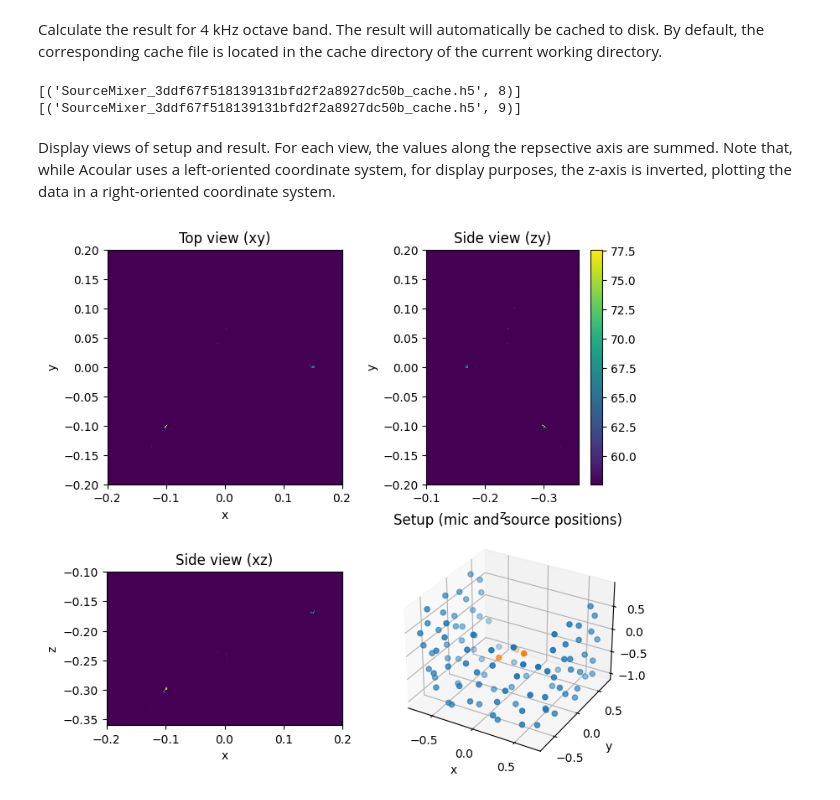
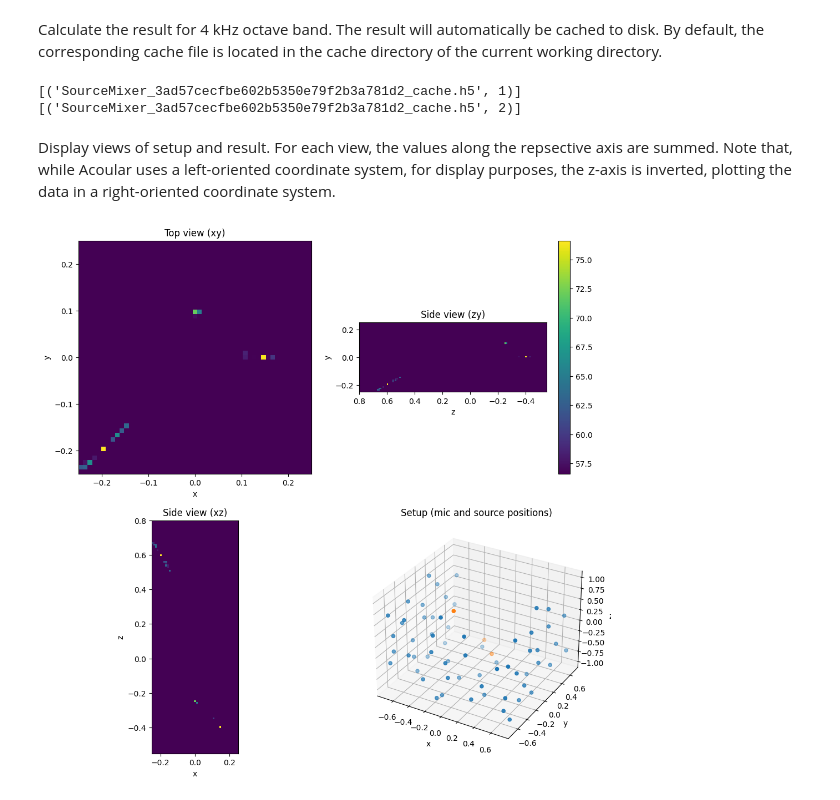
Before and after one commit to Floloffel/Bassoon2425, a Jupyter notebook: example_3D_beamforming.ipynb, the cells around one changed output. Drawn from its saved outputs; the diff is of its cells as text; code cells hidden in the pictures.

```diff
--- a/example_3D_beamforming.ipynb
+++ b/example_3D_beamforming.ipynb
@@ -13,7 +13,7 @@ import numpy as np
 First, we define the microphone geometry.
 # %%
 # micgeofile = Path(ac.__file__).parent / 'xml' / 'array_64.xml'
-micgeofile = Path().resolve() / "bassoon_cage.xml"
+micgeofile = Path().resolve() / "bassoon_cage_64.xml"
 m = ac.MicGeom(from_file=micgeofile)
 # %% [markdown]
 Now, the sources (signals and types/positions) are defined.
@@ -23,16 +23,16 @@ duration = 1
 nsamples = duration * sfreq
 
 n1 = ac.WNoiseGenerator(sample_freq=sfreq, numsamples=nsamples, seed=1)
-n2 = ac.WNoiseGenerator(sample_freq=sfreq, numsamples=nsamples, seed=2, rms=0.5)
-n3 = ac.WNoiseGenerator(sample_freq=sfreq, numsamples=nsamples, seed=3, rms=0.25)
-p1 = ac.PointSource(signal=n1, mics=m, loc=(-0.1, -0.1, 0.3))
-p2 = ac.PointSource(signal=n2, mics=m, loc=(0.15, 0, 0.17))
+n2 = ac.WNoiseGenerator(sample_freq=sfreq, numsamples=nsamples, seed=2, rms=0.75)
+n3 = ac.WNoiseGenerator(sample_freq=sfreq, numsamples=nsamples, seed=3, rms=0.5)
+p1 = ac.PointSource(signal=n1, mics=m, loc=(-0.2, -0.2, -0.6))
+p2 = ac.PointSource(signal=n2, mics=m, loc=(0.15, 0, 0.4))
 p3 = ac.PointSource(signal=n3, mics=m, loc=(0, 0.1, 0.25))
 pa = ac.SourceMixer(sources=[p1, p2, p3])
 # %% [markdown]
 Next, the 3D grid defining the source region is set up (very coarse to enable fast computation for this example)
 # %%
-g = ac.RectGrid3D(x_min=-0.2, x_max=0.2, y_min=-0.2, y_max=0.2, z_min=0.1, z_max=0.36, increment=0.002)
+g = ac.RectGrid3D(x_min=-0.25, x_max=0.25, y_min=-0.25, y_max=0.25, z_min=-0.80, z_max=0.55, increment=0.01)
 # %% [markdown]
 The following provides the cross spectral matrix and defines the CLEAN-SC beamformer.
 # %%
@@ -45,8 +45,8 @@ By default, the corresponding cache file is located in the cache directory of th
 # %%
 map = b.synthetic(1000, 1)
 # %% [output]
-[('SourceMixer_3ddf67f518139131bfd2f2a8927dc50b_cache.h5', 8)]
-[('SourceMixer_3ddf67f518139131bfd2f2a8927dc50b_cache.h5', 9)]
+[('SourceMixer_3ad57cecfbe602b5350e79f2b3a781d2_cache.h5', 1)]
+[('SourceMixer_3ad57cecfbe602b5350e79f2b3a781d2_cache.h5', 2)]
 # %% [markdown]
 Display views of setup and result.
 For each view, the values along the repsective axis are summed.
@@ -56,7 +56,7 @@ a right-oriented coordinate system.
 # %%
 from pylab import colorbar, figure, imshow, show, subplot, title, xlabel, ylabel
 
-fig = figure(1, (8, 8))
+fig = figure(1, (12, 12))
 
 # plot the results
 
@@ -87,31 +87,31 @@ imshow(
 )
 xlabel('x')
 ylabel('z')
 title('Side view (xz)')
 
 subplot(222)
 map_x = np.sum(map, 0)
 imshow(
     ac.L_p(map_x),
     vmax=mx,
     vmin=mx - 20,
     origin='lower',
     interpolation='nearest',
     extent=(-g.z_min, -g.z_max, g.y_min, g.y_max),
 )
 xlabel('z')
 ylabel('y')
 title('Side view (zy)')
 colorbar()
 
 ax0 = fig.add_subplot((224), projection='3d')
 ax0.scatter(m.mpos[0], m.mpos[1], -m.mpos[2])
 source_locs = np.array([p1.loc, p2.loc, p3.loc]).T
 ax0.scatter(source_locs[0], source_locs[1], -source_locs[2])
 ax0.set_xlabel('x')
 ax0.set_ylabel('y')
 ax0.set_zlabel('z')
 ax0.set_title('Setup (mic and source positions)')
 show()
 # %% [output]
-[figure, old version]
+[figure, new version]
```
Also changed, not shown: 9 other files.
